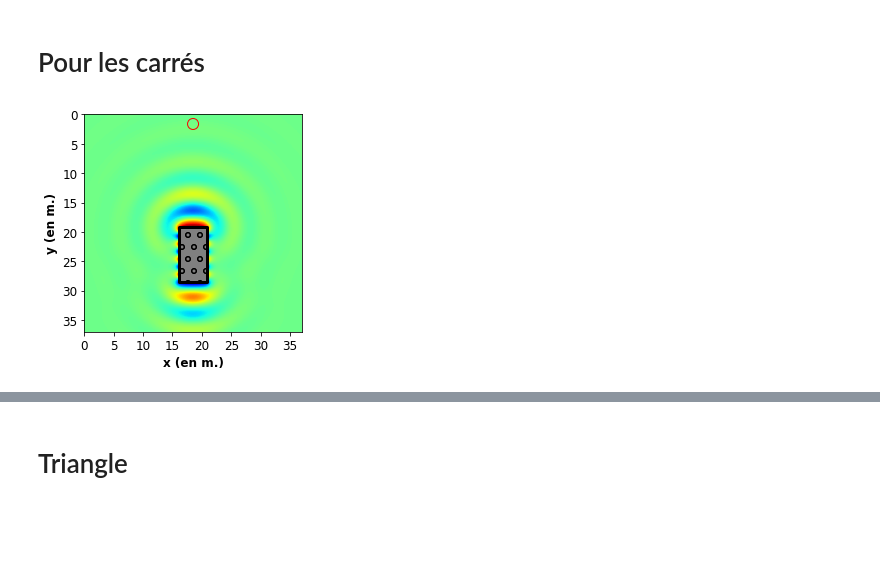
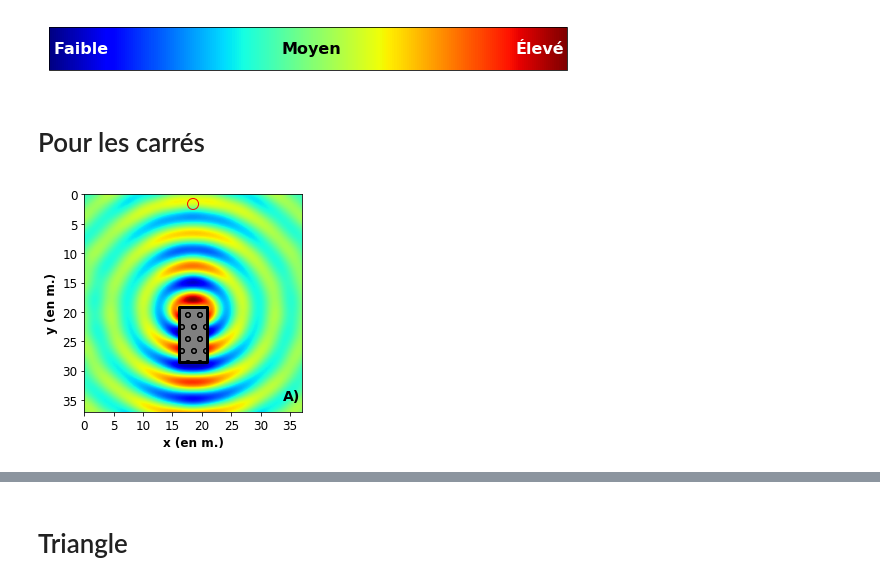
Before and after one commit to pierreluc-plt/ProjetSimulation, a Jupyter notebook: Figure_Resultats.ipynb, the cells around one changed output, grey strips where cells are left out. Saved outputs shown, nothing was run; the diff lists cells and outputs as text; code cells hidden in the pictures; blank space fills up the shorter version.

```diff
--- a/Figure_Resultats.ipynb
+++ b/Figure_Resultats.ipynb
@@ -2,6 +2,24 @@
 import matplotlib.pyplot as plt
 import numpy as np
 from matplotlib import patches
+# %%
+import numpy as np
+
+a = np.array([[0,1]])
+plt.figure(figsize=(9, 1.0))
+img = plt.imshow(a, cmap="jet")
+plt.gca().set_visible(False)
+cax = plt.axes([0.1, 0.2, 0.8, 0.6])
+cbar=plt.colorbar(orientation="horizontal",cax=cax,)
+#plt.xticks([0,0.5,1.0],["Faible", "Moyen", "Élevé"])
+plt.xticks(None)
+cbar.set_ticks([])
+plt.text(0.01,0.40,"Faible",fontsize=16,fontweight="bold", color="white")
+plt.text(0.45,0.40,"Moyen",fontsize=16,fontweight="bold",color="black")
+plt.text(0.90,0.40,"Élevé",fontsize=16,fontweight="bold",color="white")
+plt.savefig("Resultats/colorbar.png", dpi=200)
+# %% [output]
+[figure, added]
 # %%
 Nx=1501
 Lx = 40
@@ -30,21 +48,20 @@ S_y = 75
 # %% [markdown]
 # Pour les carrés
 # %%
-data=np.transpose(np.load("Resultats/Matrices_Champ/Carre1501_f250Hz_SER0.291405226956879.npy"))[N_PML:-N_PML,N_PML:-N_PML]
+data=np.transpose(np.load("Resultats/Matrices_Champ/Rectangle5_250Hz.npy"))[N_PML:-N_PML,N_PML:-N_PML]
 plt.imshow(np.real(data), cmap="jet")
 NxM=Nx-2*N_PML
 plt.fill_between([(NxM-Nx_Bois)/2,(NxM+Nx_Bois)/2],(centre_bois_y-2*N_PML)-(Ny_Bois)/2,(centre_bois_y-2*N_PML)+(Ny_Bois)/2, edgecolor="black",\
                 lw=3,facecolor="gray",hatch="o")
 plt.xticks(np.arange(0,NxM,200),np.arange(0,NxM*dx,5,dtype=np.int), fontsize=12)
 plt.yticks(np.arange(0,NxM,200),np.arange(0,NxM*dx,5,dtype=np.int), fontsize=12)
 plt.xlabel("x (en m.)", fontsize=12, fontweight="bold")
 plt.ylabel("y (en m.)", fontsize=12, fontweight="bold")
 patches.Circle((10,10),radius=100)
 circle=plt.Circle((S_x-N_PML,S_y-N_PML),1/dx,color="r",fill=False)
 ax=plt.gca()
 ax.add_artist(circle)
-plt.savefig("Resultats/Carre_250Hz.png",dpi=200,bbox_inches="tight")
-# ax2 = plt.axes([0.7, 0.55, 0.155, 0.32],)
-# ax2.
+plt.text(1350,1400,"A)",fontsize=14, fontweight="bold")
+plt.savefig("Resultats/Rectangle5-10_250Hz.png",dpi=200,bbox_inches="tight")
 # %% [output]
-[figure, old version]
+[figure, new version]
```
Also changed, not shown: parts of 35 cells of this notebook, 12 other files.
